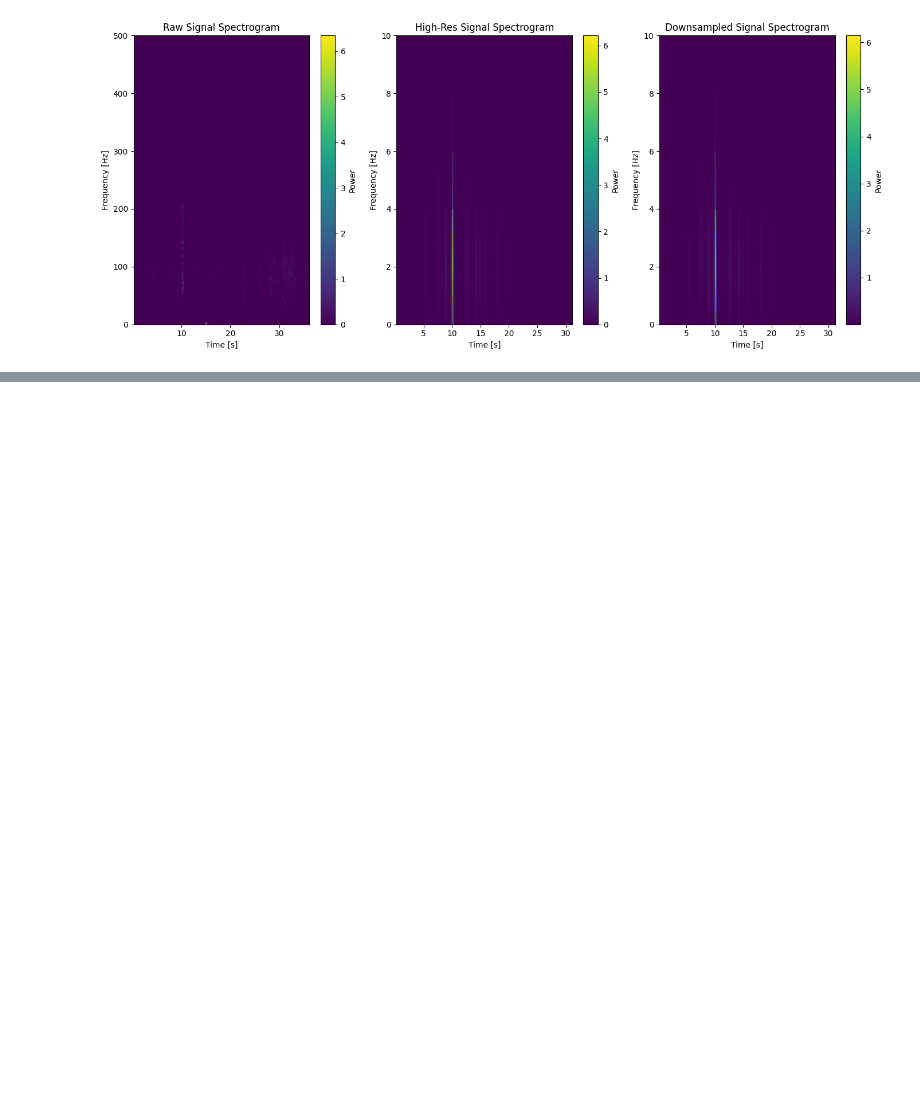
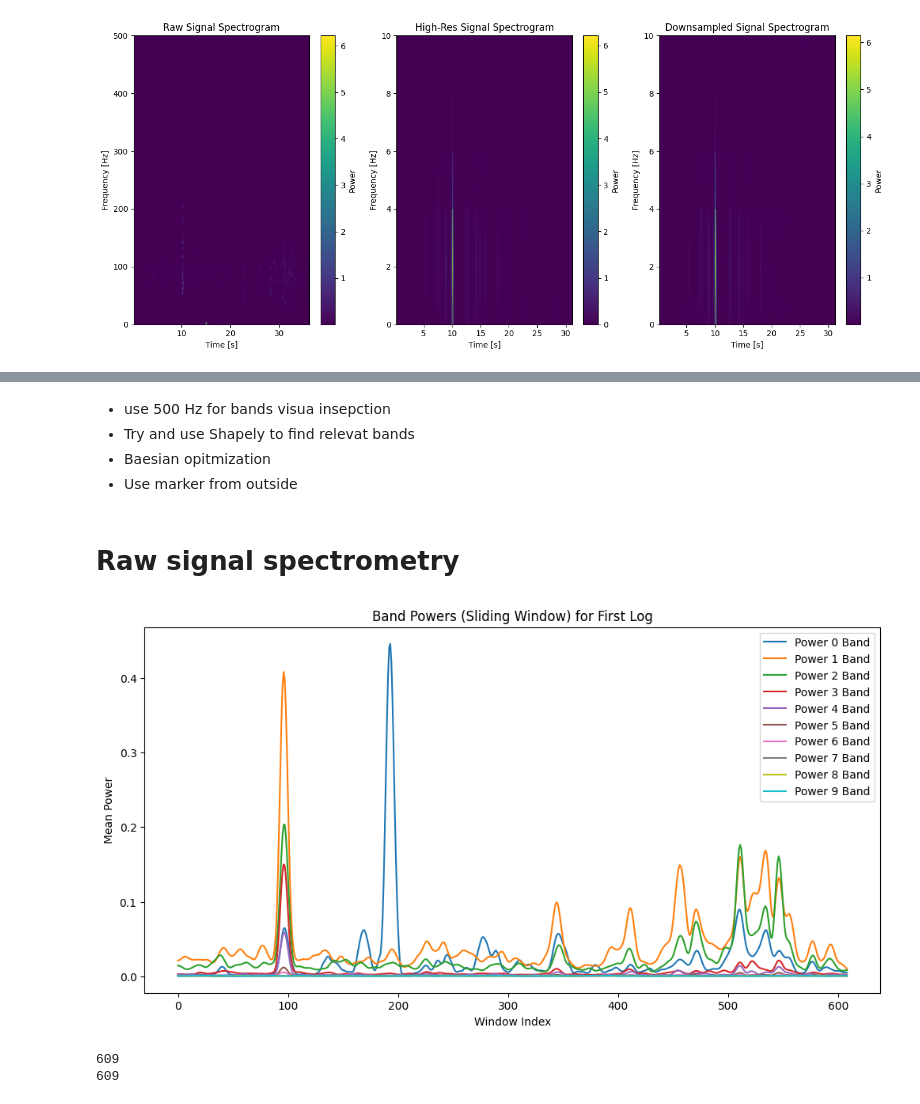
Before and after one commit to oskarboesch/TREX-Semester-Project, a Jupyter notebook: notebooks/data_anaylsis.ipynb, the cells around one changed output, grey strips where cells are left out. Saved outputs shown, nothing was run; the diff lists cells and outputs as text; code cells hidden in the pictures; blank space fills up the shorter version.

```diff
--- a/notebooks/data_anaylsis.ipynb
+++ b/notebooks/data_anaylsis.ipynb
@@ -564,0 +613,54 @@ Error:
+# %% [markdown]
+- use 500 Hz for bands visua insepction
+- Try and use Shapely to find relevat bands
+- Baesian opitmization
+- Use marker from outside
+# %% [markdown]
+# Raw signal spectrometry
+# %%
+data_raw = logs[0].copy()
+first_time = data_fit[0]["timestamps"].iloc[0]
+data_raw = data_raw[(data_raw["timestamps"] >= first_time)]
+data_raw = data_raw['force_sensor_mN'].values
+window_size = 1000 # samples
+overlap = 950    # samples
+step_size = window_size - overlap
+num_windows = (len(data_raw) - overlap) // step_size
+n_bands = 10
+band_powers_sliding = np.zeros((num_windows, n_bands))  # 10 bands
+for w in range(num_windows):
+    start_idx = w * step_size
+    end_idx = start_idx + window_size
+    segment = data_raw[start_idx:end_idx]
+    f_seg, t_seg, Sxx_seg = spectrogram(segment, fs=1000, window='hann',
+                                       nperseg=window_size, noverlap=overlap, scaling='density')
+    power_spectrum = np.mean(Sxx_seg, axis=1)  # Average over time
+    freq_bins = np.linspace(0, fs/2, n_bands + 1)
+    for b in range(n_bands):
+        f_low = freq_bins[b]
+        f_high = freq_bins[b + 1]
+        idx = np.where((f_seg >= f_low) & (f_seg < f_high))[0]
+        if len(idx) == 0:
+            band_power = 0
+        else:
+            band_power = power_spectrum[idx].mean()
+        band_powers_sliding[w, b] = band_power
+# normalize data_raw
+data_raw_standardized = data_raw - np.mean(data_raw)
+data_raw_standardized = data_raw_standardized / np.std(data_raw_standardized)
+# get rid of overlap samples at the beginning of data_raw_standardized
+data_raw_standardized = data_raw_standardized[overlap:]
+plt.figure(figsize=(12, 6))
+for b in range(n_bands):
+    plt.plot(band_powers_sliding[:, b], label=f'Power {b} Band')
+plt.title('Band Powers (Sliding Window) for First Log')
+plt.xlabel('Window Index')
+plt.ylabel('Mean Power')
+plt.legend()
+plt.show()
+print(len(data_raw_standardized)//50)
+print(len(band_powers_sliding[:,0]))
+# %% [output]
+[figure, added]
+609
+609
```
Also changed, not shown: parts of 8 cells of this notebook, 31 other files.
